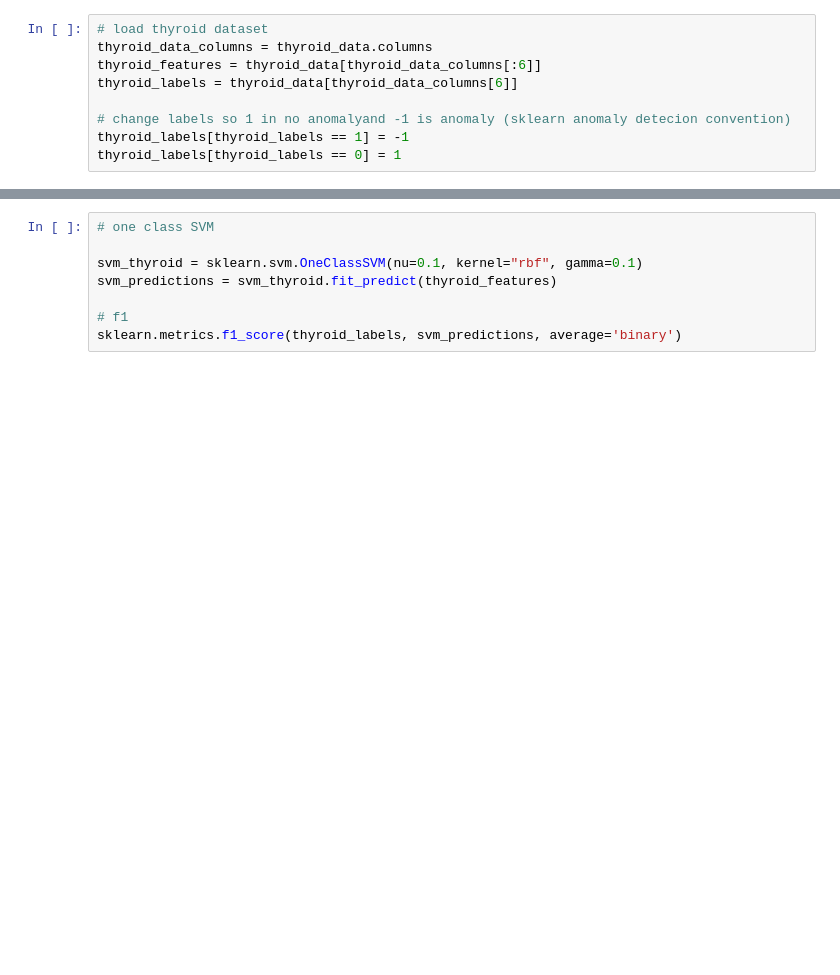
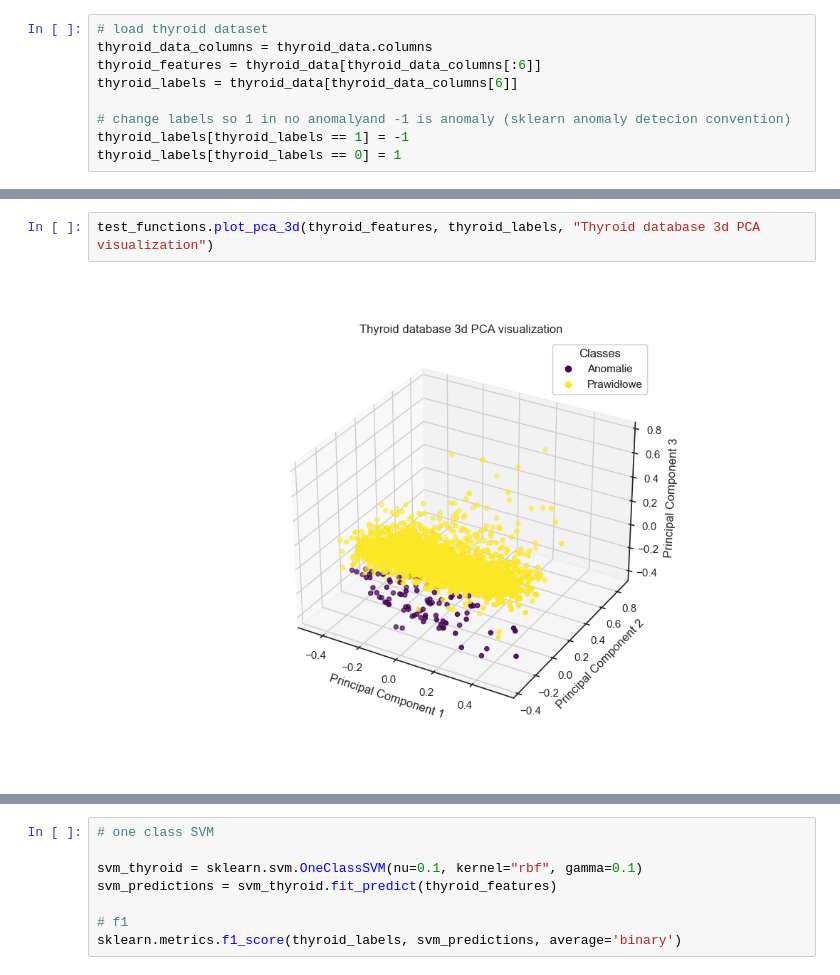
Before and after one commit to kubiakm/ZUM, a Jupyter notebook: sklearn_tests.ipynb, the cells around one changed output, grey strips where cells are left out. Saved outputs shown, nothing was run; the diff lists cells and outputs as text; blank space fills up the shorter version.

```diff
--- a/sklearn_tests.ipynb
+++ b/sklearn_tests.ipynb
@@ -66,2 +51,6 @@ plt.show()
+# %%
+test_functions.plot_pca_3d(thyroid_features, thyroid_labels, "Thyroid database 3d PCA visualization")
+# %% [output]
+[figure, added]
 # %%
 # LOF
```
Also changed, not shown: parts of 15 cells of this notebook, 5 other files.
